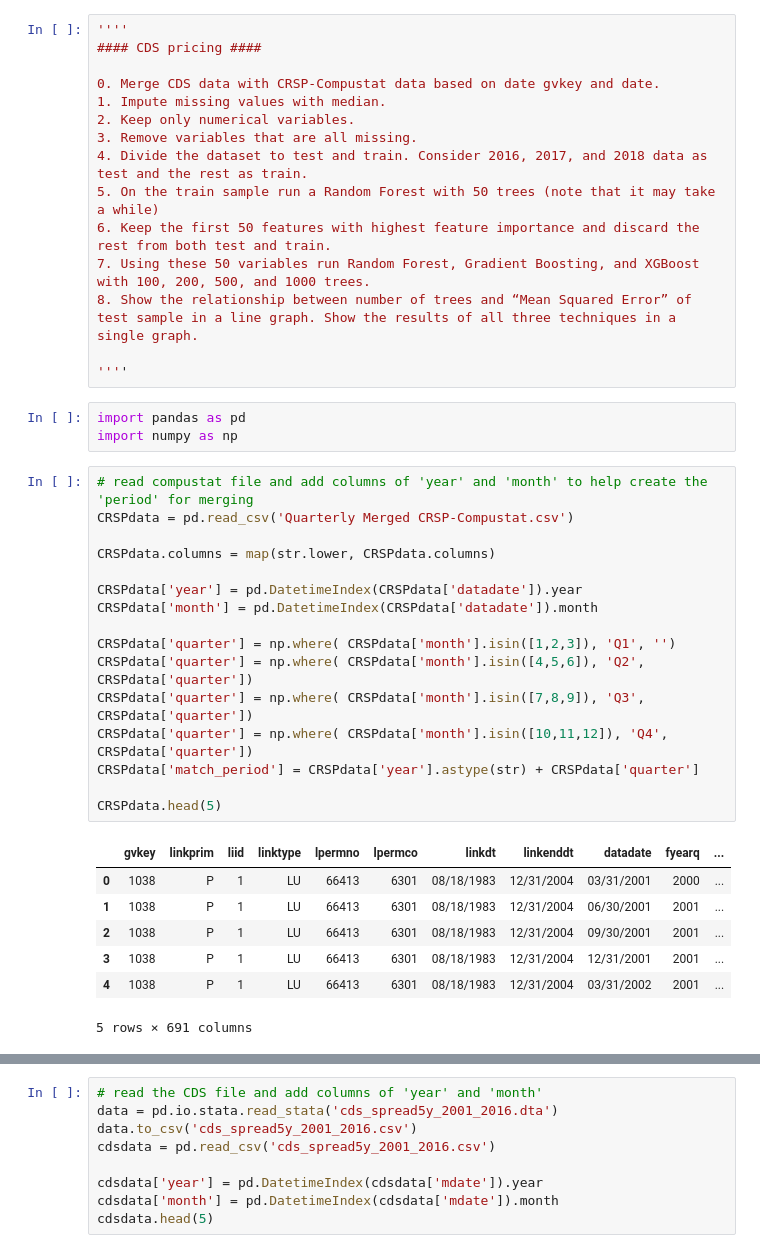
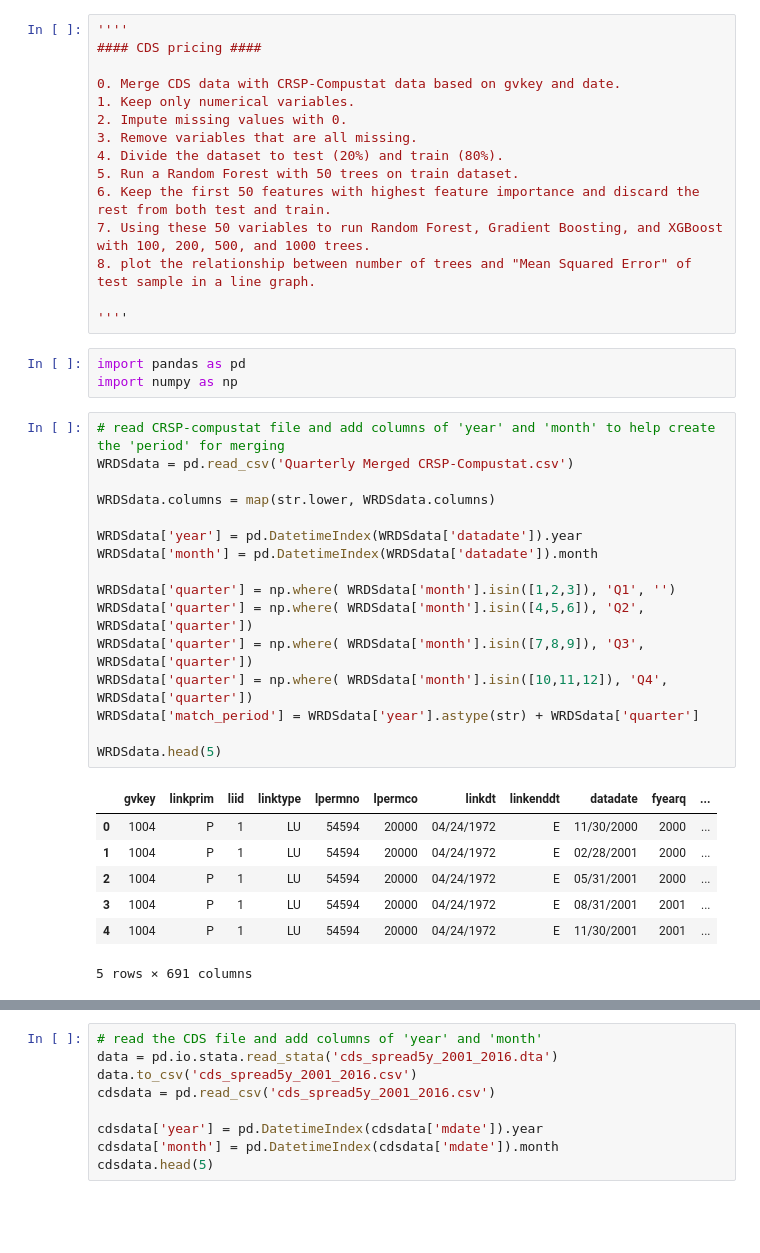
Before and after one commit to yxt173230/Machine_Learning_Class, a Jupyter notebook: Assignment 4,5_CDS pricing.ipynb, the cells around one changed output, grey strips where cells are left out. Cells and saved outputs as stored; diff of their text form; blank space fills up the shorter version.

```diff
--- a/Assignment 4,5_CDS pricing.ipynb
+++ b/Assignment 4,5_CDS pricing.ipynb
@@ -2,42 +2,42 @@
 ''''
 #### CDS pricing ####
 
-0. Merge CDS data with CRSP-Compustat data based on date gvkey and date.
-1. Impute missing values with median.
-2. Keep only numerical variables.
+0. Merge CDS data with CRSP-Compustat data based on gvkey and date.
+1. Keep only numerical variables.
+2. Impute missing values with 0.
 3. Remove variables that are all missing.
-4. Divide the dataset to test and train. Consider 2016, 2017, and 2018 data as test and the rest as train.
-5. On the train sample run a Random Forest with 50 trees (note that it may take a while)
+4. Divide the dataset to test (20%) and train (80%).
+5. Run a Random Forest with 50 trees on train dataset.
 6. Keep the first 50 features with highest feature importance and discard the rest from both test and train.
-7. Using these 50 variables run Random Forest, Gradient Boosting, and XGBoost with 100, 200, 500, and 1000 trees.
-8. Show the relationship between number of trees and “Mean Squared Error” of test sample in a line graph. Show the results of all three techniques in a single graph.
+7. Using these 50 variables to run Random Forest, Gradient Boosting, and XGBoost with 100, 200, 500, and 1000 trees.
+8. plot the relationship between number of trees and "Mean Squared Error" of test sample in a line graph.
 
 ''''
 # %%
 import pandas as pd
 import numpy as np
 # %%
-# read compustat file and add columns of 'year' and 'month' to help create the 'period' for merging
-CRSPdata = pd.read_csv('Quarterly Merged CRSP-Compustat.csv')
+# read CRSP-compustat file and add columns of 'year' and 'month' to help create the 'period' for merging
+WRDSdata = pd.read_csv('Quarterly Merged CRSP-Compustat.csv')
 
-CRSPdata.columns = map(str.lower, CRSPdata.columns)
+WRDSdata.columns = map(str.lower, WRDSdata.columns)
 
-CRSPdata['year'] = pd.DatetimeIndex(CRSPdata['datadate']).year
-CRSPdata['month'] = pd.DatetimeIndex(CRSPdata['datadate']).month
+WRDSdata['year'] = pd.DatetimeIndex(WRDSdata['datadate']).year
+WRDSdata['month'] = pd.DatetimeIndex(WRDSdata['datadate']).month
 
-CRSPdata['quarter'] = np.where( CRSPdata['month'].isin([1,2,3]), 'Q1', '')
-CRSPdata['quarter'] = np.where( CRSPdata['month'].isin([4,5,6]), 'Q2', CRSPdata['quarter'])
-CRSPdata['quarter'] = np.where( CRSPdata['month'].isin([7,8,9]), 'Q3', CRSPdata['quarter'])
-CRSPdata['quarter'] = np.where( CRSPdata['month'].isin([10,11,12]), 'Q4', CRSPdata['quarter'])
-CRSPdata['match_period'] = CRSPdata['year'].astype(str) + CRSPdata['quarter']
+WRDSdata['quarter'] = np.where( WRDSdata['month'].isin([1,2,3]), 'Q1', '')
+WRDSdata['quarter'] = np.where( WRDSdata['month'].isin([4,5,6]), 'Q2', WRDSdata['quarter'])
+WRDSdata['quarter'] = np.where( WRDSdata['month'].isin([7,8,9]), 'Q3', WRDSdata['quarter'])
+WRDSdata['quarter'] = np.where( WRDSdata['month'].isin([10,11,12]), 'Q4', WRDSdata['quarter'])
+WRDSdata['match_period'] = WRDSdata['year'].astype(str) + WRDSdata['quarter']
 
-CRSPdata.head(5)
+WRDSdata.head(5)
 # %% [output]
 |  | gvkey | linkprim | liid | linktype | lpermno | lpermco | linkdt | linkenddt | datadate | fyearq | ... |
-| 0 | 1038 | P | 1 | LU | 66413 | 6301 | 08/18/1983 | 12/31/2004 | 03/31/2001 | 2000 | ... |
-| 1 | 1038 | P | 1 | LU | 66413 | 6301 | 08/18/1983 | 12/31/2004 | 06/30/2001 | 2001 | ... |
-| 2 | 1038 | P | 1 | LU | 66413 | 6301 | 08/18/1983 | 12/31/2004 | 09/30/2001 | 2001 | ... |
-| 3 | 1038 | P | 1 | LU | 66413 | 6301 | 08/18/1983 | 12/31/2004 | 12/31/2001 | 2001 | ... |
-| 4 | 1038 | P | 1 | LU | 66413 | 6301 | 08/18/1983 | 12/31/2004 | 03/31/2002 | 2001 | ... |
+| 0 | 1004 | P | 1 | LU | 54594 | 20000 | 04/24/1972 | E | 11/30/2000 | 2000 | ... |
+| 1 | 1004 | P | 1 | LU | 54594 | 20000 | 04/24/1972 | E | 02/28/2001 | 2000 | ... |
+| 2 | 1004 | P | 1 | LU | 54594 | 20000 | 04/24/1972 | E | 05/31/2001 | 2000 | ... |
+| 3 | 1004 | P | 1 | LU | 54594 | 20000 | 04/24/1972 | E | 08/31/2001 | 2001 | ... |
+| 4 | 1004 | P | 1 | LU | 54594 | 20000 | 04/24/1972 | E | 11/30/2001 | 2001 | ... |
 5 rows × 691 columns
 # %%
```
Also changed, not shown: parts of 28 cells of this notebook.
